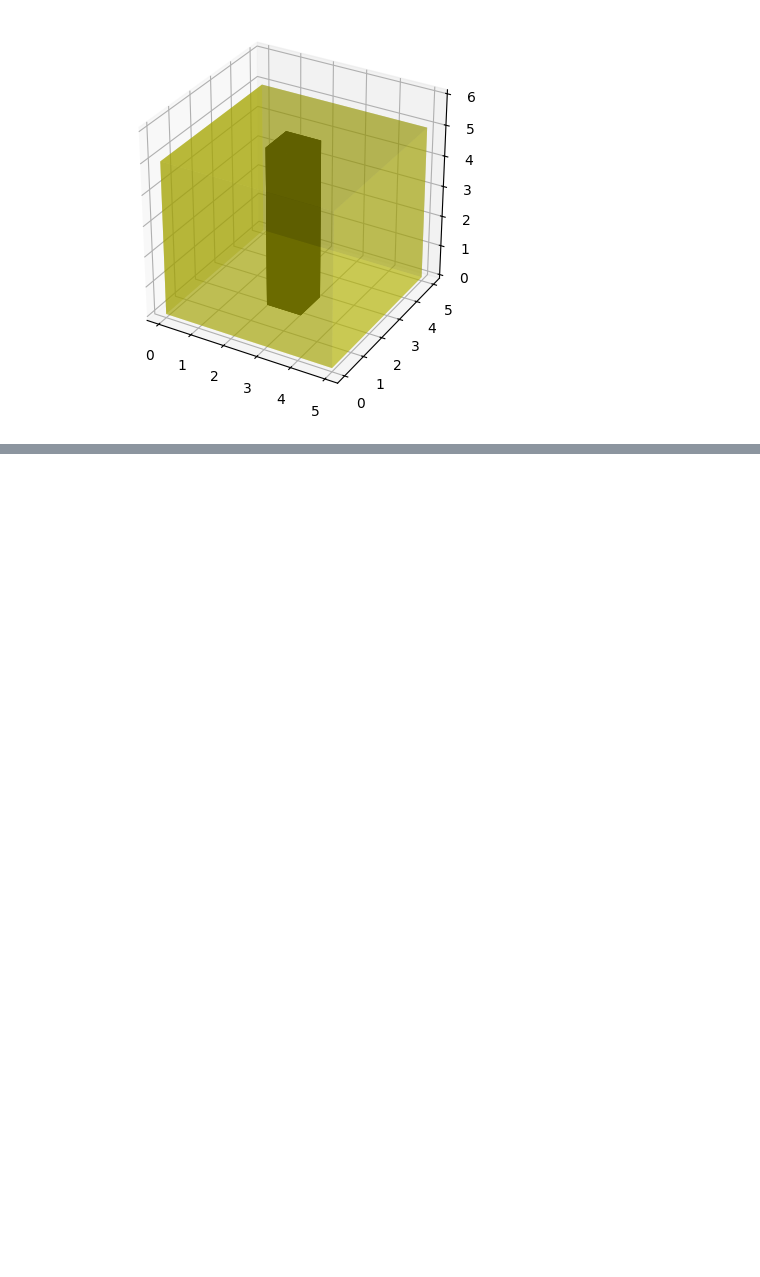
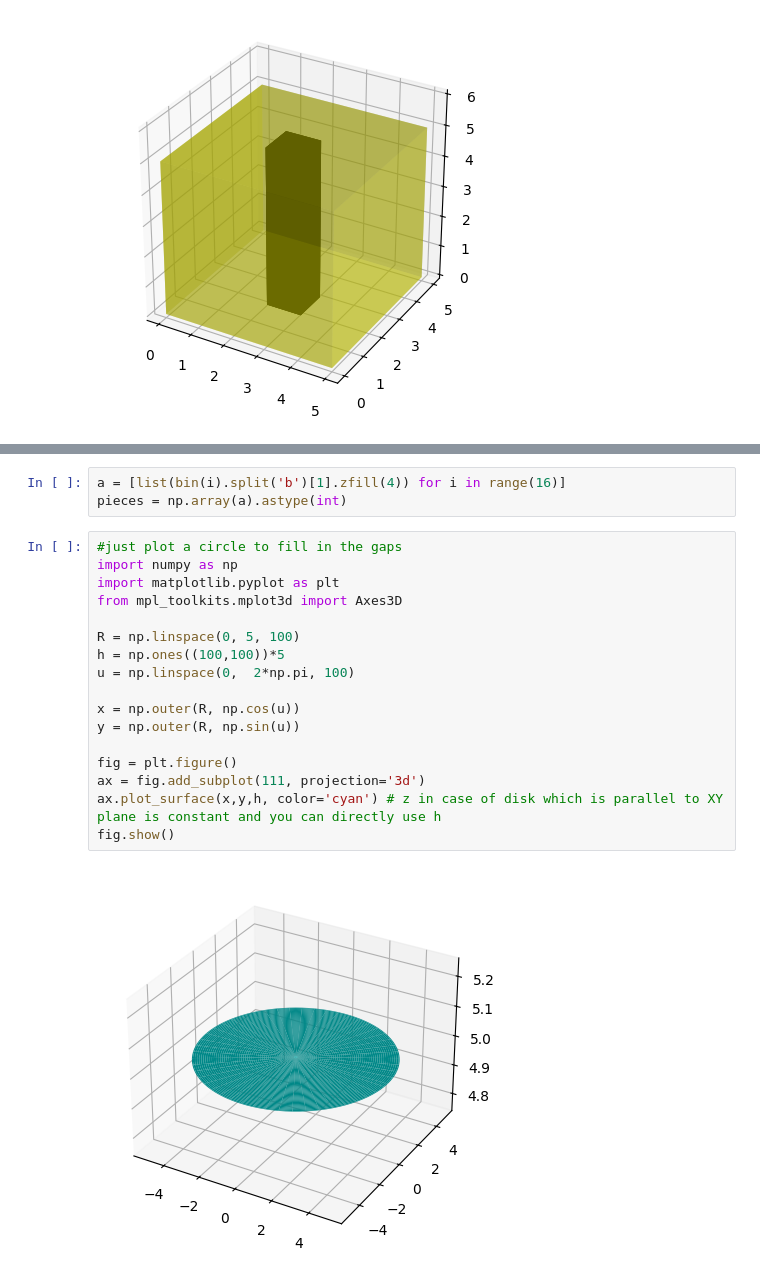
Before and after one commit to bcollister01/plb_quarto, a Jupyter notebook: scrap_notebook.ipynb, the cells around one changed output, grey strips where cells are left out. Saved outputs shown, nothing was run; the diff lists cells and outputs as text; blank space fills up the shorter version.

```diff
--- a/scrap_notebook.ipynb
+++ b/scrap_notebook.ipynb
@@ -223 +321,23 @@ plt.show()
+# %%
+a = [list(bin(i).split('b')[1].zfill(4)) for i in range(16)]
+pieces = np.array(a).astype(int)
+# %%
+#just plot a circle to fill in the gaps
+import numpy as np
+import matplotlib.pyplot as plt
+from mpl_toolkits.mplot3d import Axes3D
+
+R = np.linspace(0, 5, 100)
+h = np.ones((100,100))*5
+u = np.linspace(0,  2*np.pi, 100)
+
+x = np.outer(R, np.cos(u))
+y = np.outer(R, np.sin(u))
+
+fig = plt.figure()
+ax = fig.add_subplot(111, projection='3d')
+ax.plot_surface(x,y,h, color='cyan') # z in case of disk which is parallel to XY plane is constant and you can directly use h
+fig.show()
+# %% [output]
+[figure, added]
 # %%
```
Also changed, not shown: parts of 7 cells of this notebook, 8 other files.
